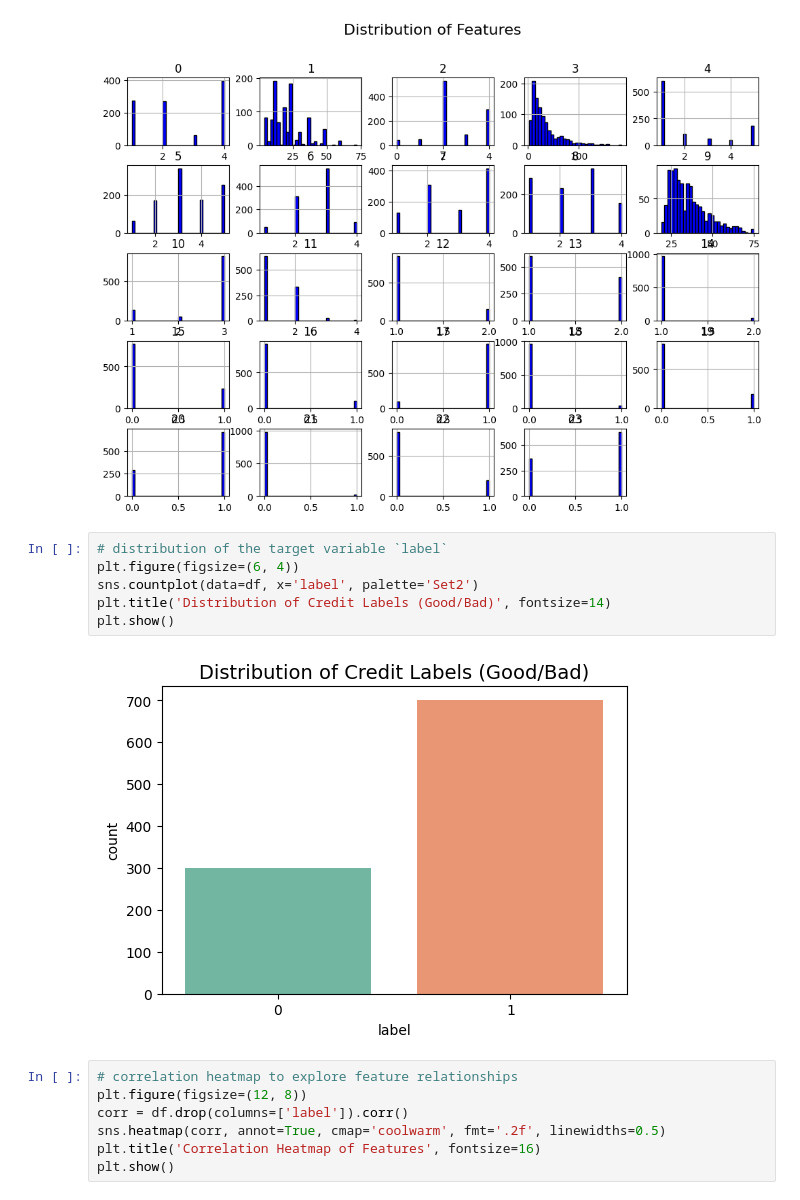
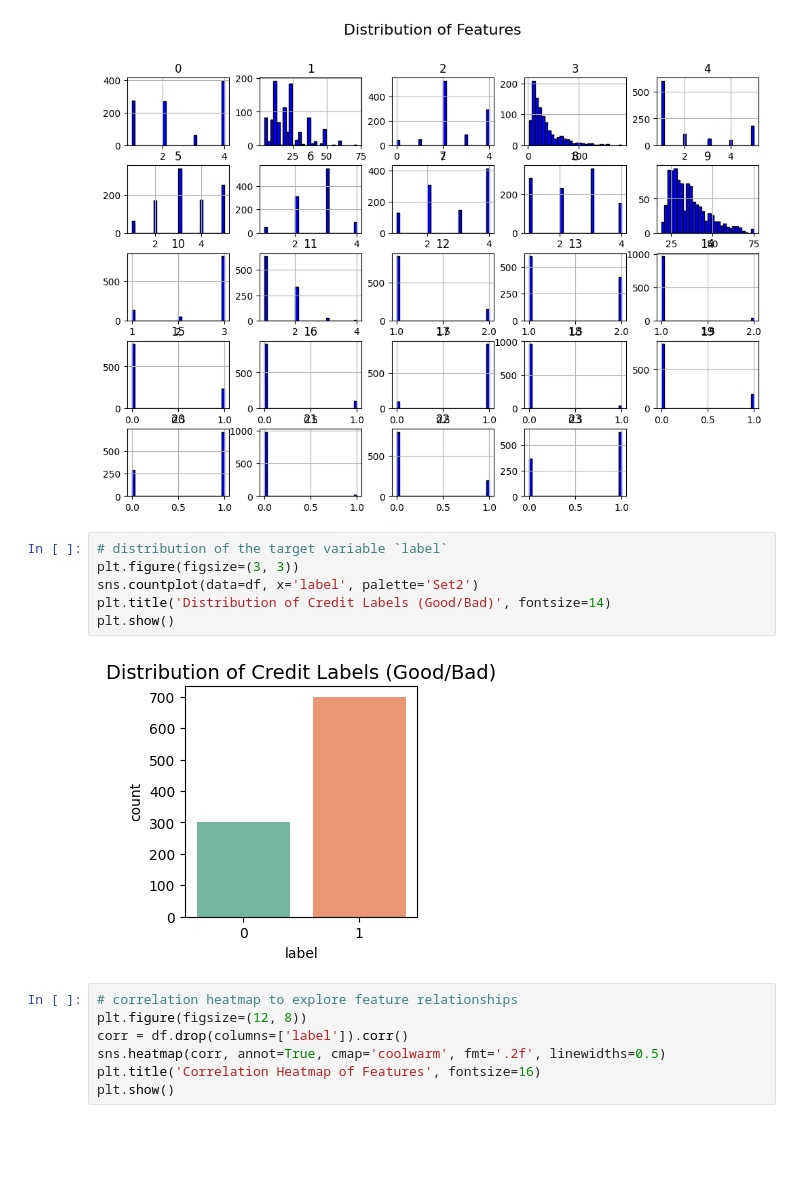
Before and after one commit to ishans2404/kaggle, a Jupyter notebook: german_credit_numeric/svm-1.ipynb, the cells around one changed output. Drawn from its saved outputs; the diff is of its cells as text; blank space fills up the shorter version.

```diff
--- a/german_credit_numeric/svm-1.ipynb
+++ b/german_credit_numeric/svm-1.ipynb
@@ -123,12 +129,12 @@ plt.show()
 [figure]
 # %%
 # distribution of the target variable `label`
-plt.figure(figsize=(6, 4))
+plt.figure(figsize=(3, 3))
 sns.countplot(data=df, x='label', palette='Set2')
 plt.title('Distribution of Credit Labels (Good/Bad)', fontsize=14)
 plt.show()
 # %% [output]
-[figure, old version]
+[figure, new version]
 # %%
 # correlation heatmap to explore feature relationships
 plt.figure(figsize=(12, 8))
```
Also changed, not shown: parts of 9 cells of this notebook.
